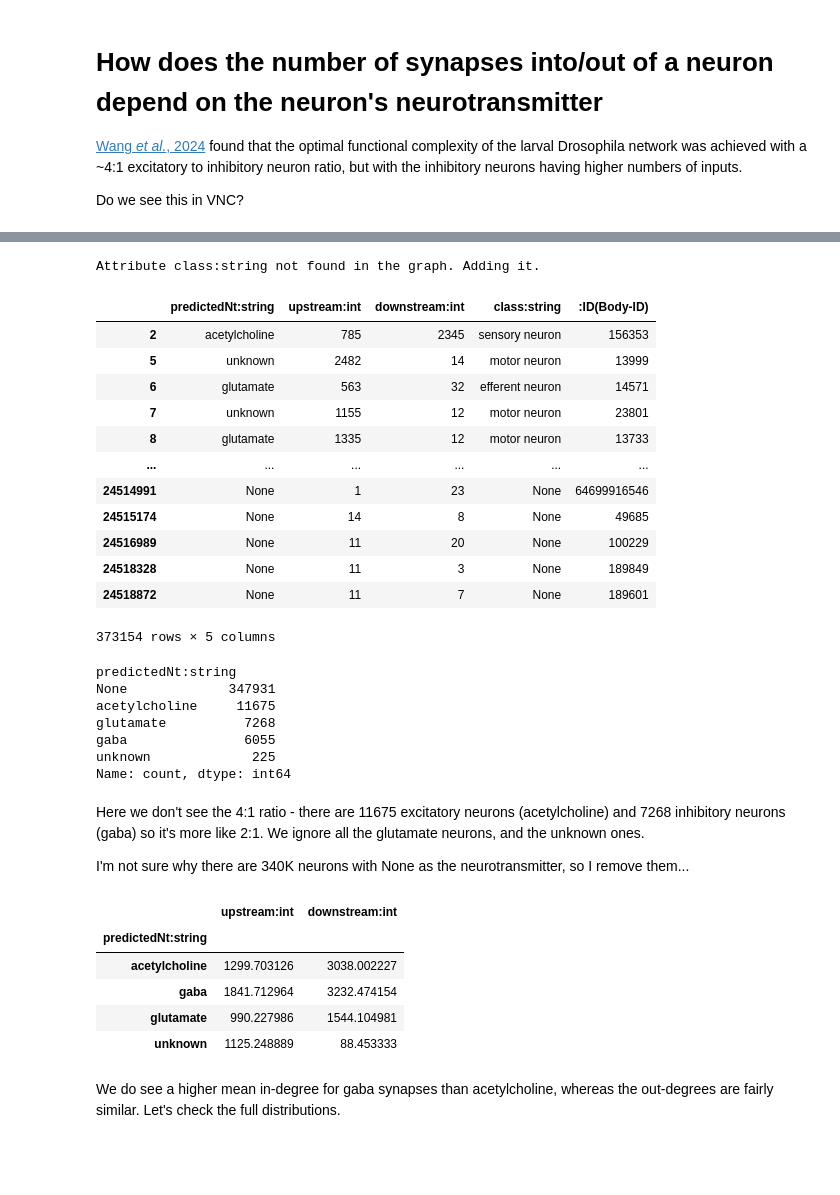
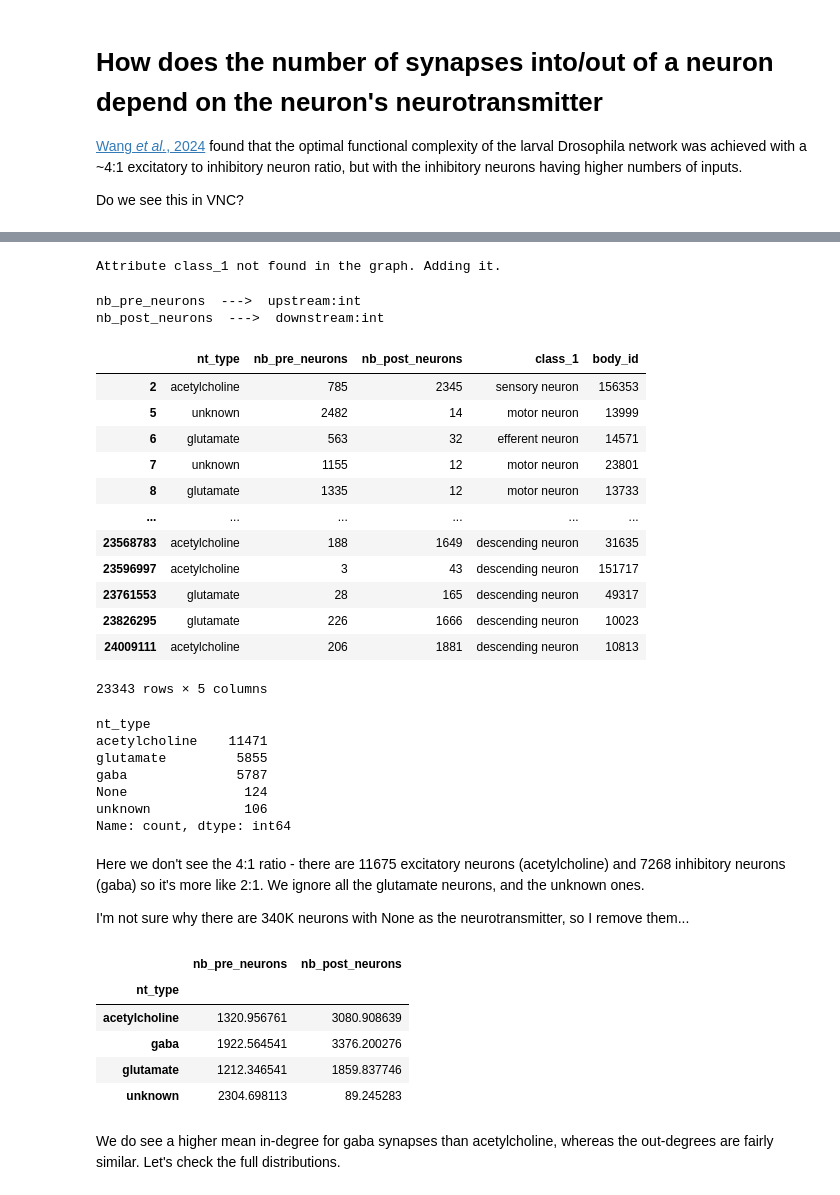
Before and after one commit to NeLy-EPFL/vnc_networks, a Jupyter notebook: scripts/examples/neuron_degree_vs_neurotransmitter.ipynb, the cells around one changed output, grey strips where cells are left out. Cells and saved outputs as stored; diff of their text form; code cells hidden in the pictures; blank space fills up the shorter version.

```diff
--- a/scripts/examples/neuron_degree_vs_neurotransmitter.ipynb
+++ b/scripts/examples/neuron_degree_vs_neurotransmitter.ipynb
@@ -14,42 +17,45 @@ from plotnine import *
-# %%
-connections = Connections()  # entire datasets
-# %% [output]
-Attribute class:string not found in the graph. Adding it.
+# %%
+CR = ConnectomeReader("MANC", "v1.0")
+connections = Connections(CR=CR)  # entire datasets
+# %% [output]
+Attribute class_1 not found in the graph. Adding it.
 # %%
-details = get_nodes_data.load_data_neuron_set(
+details = CR.load_data_neuron_set(
     connections.get_neuron_bodyids(),
     [
-        "predictedNt:string",
-        "upstream:int",
-        "downstream:int",
-		"class:string",
+        "nt_type",
+        "nb_pre_neurons",
+        "nb_post_neurons",
+		"class_1",
     ],
 )
-details.loc[details["predictedNt:string"].isna(), "predictedNt:string"] = "None"
+details.loc[details["nt_type"].isna(), "nt_type"] = "None"
 details
 # %% [output]
+nb_pre_neurons  --->  upstream:int
+nb_post_neurons  --->  downstream:int
-|  | predictedNt:string | upstream:int | downstream:int | class:string | :ID(Body-ID) |
+|  | nt_type | nb_pre_neurons | nb_post_neurons | class_1 | body_id |
 | 2 | acetylcholine | 785 | 2345 | sensory neuron | 156353 |
 | 5 | unknown | 2482 | 14 | motor neuron | 13999 |
 | 6 | glutamate | 563 | 32 | efferent neuron | 14571 |
 | 7 | unknown | 1155 | 12 | motor neuron | 23801 |
 | 8 | glutamate | 1335 | 12 | motor neuron | 13733 |
 | ... | ... | ... | ... | ... | ... |
-| 24514991 | None | 1 | 23 | None | 64699916546 |
-| 24515174 | None | 14 | 8 | None | 49685 |
-| 24516989 | None | 11 | 20 | None | 100229 |
-| 24518328 | None | 11 | 3 | None | 189849 |
-| 24518872 | None | 11 | 7 | None | 189601 |
+| 23568783 | acetylcholine | 188 | 1649 | descending neuron | 31635 |
+| 23596997 | acetylcholine | 3 | 43 | descending neuron | 151717 |
+| 23761553 | glutamate | 28 | 165 | descending neuron | 49317 |
+| 23826295 | glutamate | 226 | 1666 | descending neuron | 10023 |
+| 24009111 | acetylcholine | 206 | 1881 | descending neuron | 10813 |
-373154 rows × 5 columns
+23343 rows × 5 columns
 # %%
-details["predictedNt:string"].value_counts()
+details["nt_type"].value_counts()
 # %% [output]
-predictedNt:string
-None             347931
-acetylcholine     11675
-glutamate          7268
-gaba               6055
-unknown             225
+nt_type
+acetylcholine    11471
+glutamate         5855
+gaba              5787
+None               124
+unknown            106
 Name: count, dtype: int64
 # %% [markdown]
 Here we don't see the 4:1 ratio - there are 11675 excitatory neurons (acetylcholine) and 7268 inhibitory neurons (gaba) so it's more like 2:1. We ignore all the glutamate neurons, and the unknown ones.
@@ -60,14 +66,14 @@ details = details.loc[details["predictedNt:string"] != "None"]
-# %%
-details.loc[:, ["predictedNt:string", "upstream:int", "downstream:int"]].groupby(
-    "predictedNt:string"
-).mean()
-# %% [output]
-|  | upstream:int | downstream:int |
-| predictedNt:string |  |  |
-| acetylcholine | 1299.703126 | 3038.002227 |
-| gaba | 1841.712964 | 3232.474154 |
-| glutamate | 990.227986 | 1544.104981 |
-| unknown | 1125.248889 | 88.453333 |
+# %%
+details.loc[:, ["nt_type", "nb_pre_neurons", "nb_post_neurons"]].groupby(
+    "nt_type"
+).mean()
+# %% [output]
+|  | nb_pre_neurons | nb_post_neurons |
+| nt_type |  |  |
+| acetylcholine | 1320.956761 | 3080.908639 |
+| gaba | 1922.564541 | 3376.200276 |
+| glutamate | 1212.346541 | 1859.837746 |
+| unknown | 2304.698113 | 89.245283 |
 # %% [markdown]
 We do see a higher mean in-degree for gaba synapses than acetylcholine, whereas the out-degrees are fairly similar. Let's check the full distributions.
 # %%
```
Also changed, not shown: parts of 7 cells of this notebook, 7 other files.
